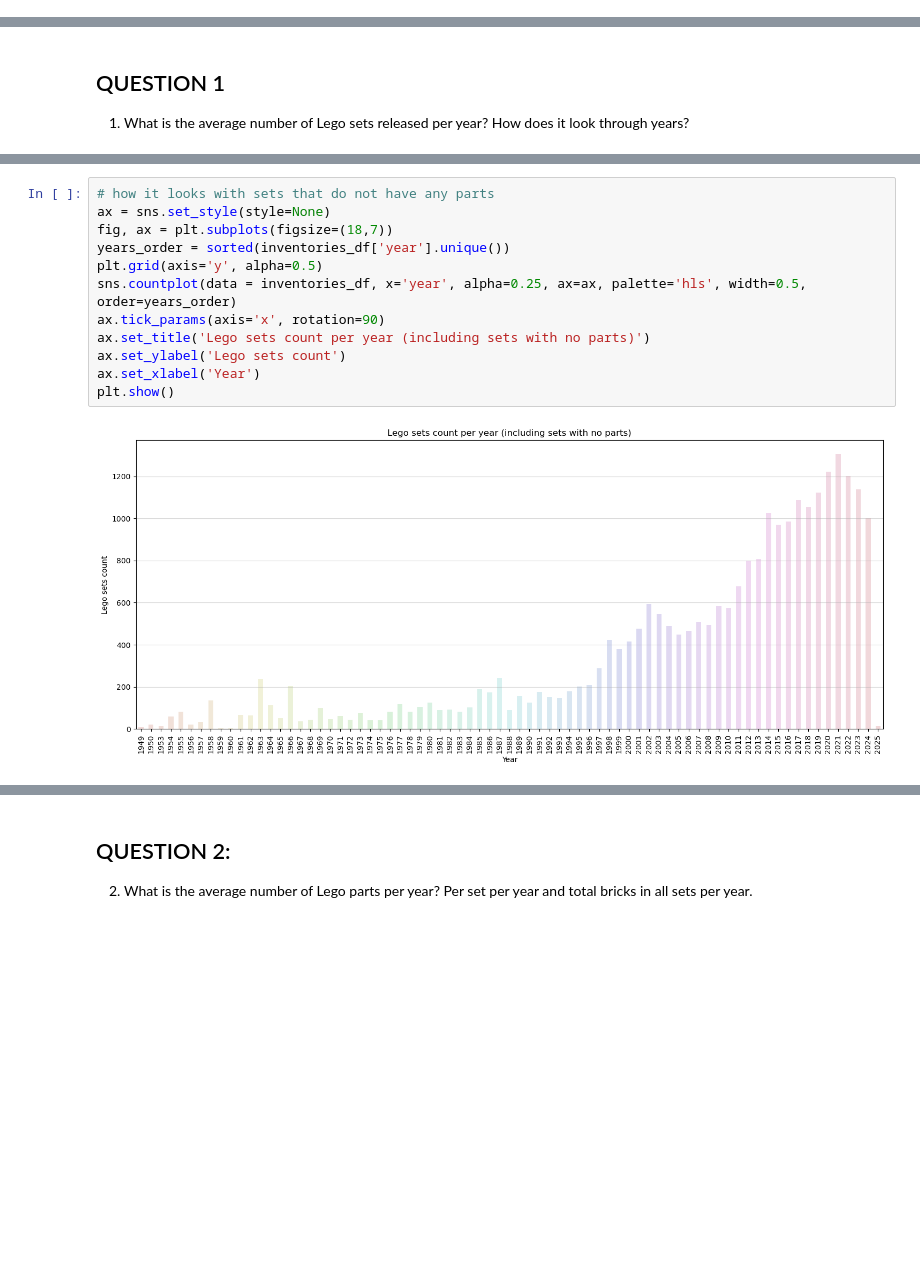
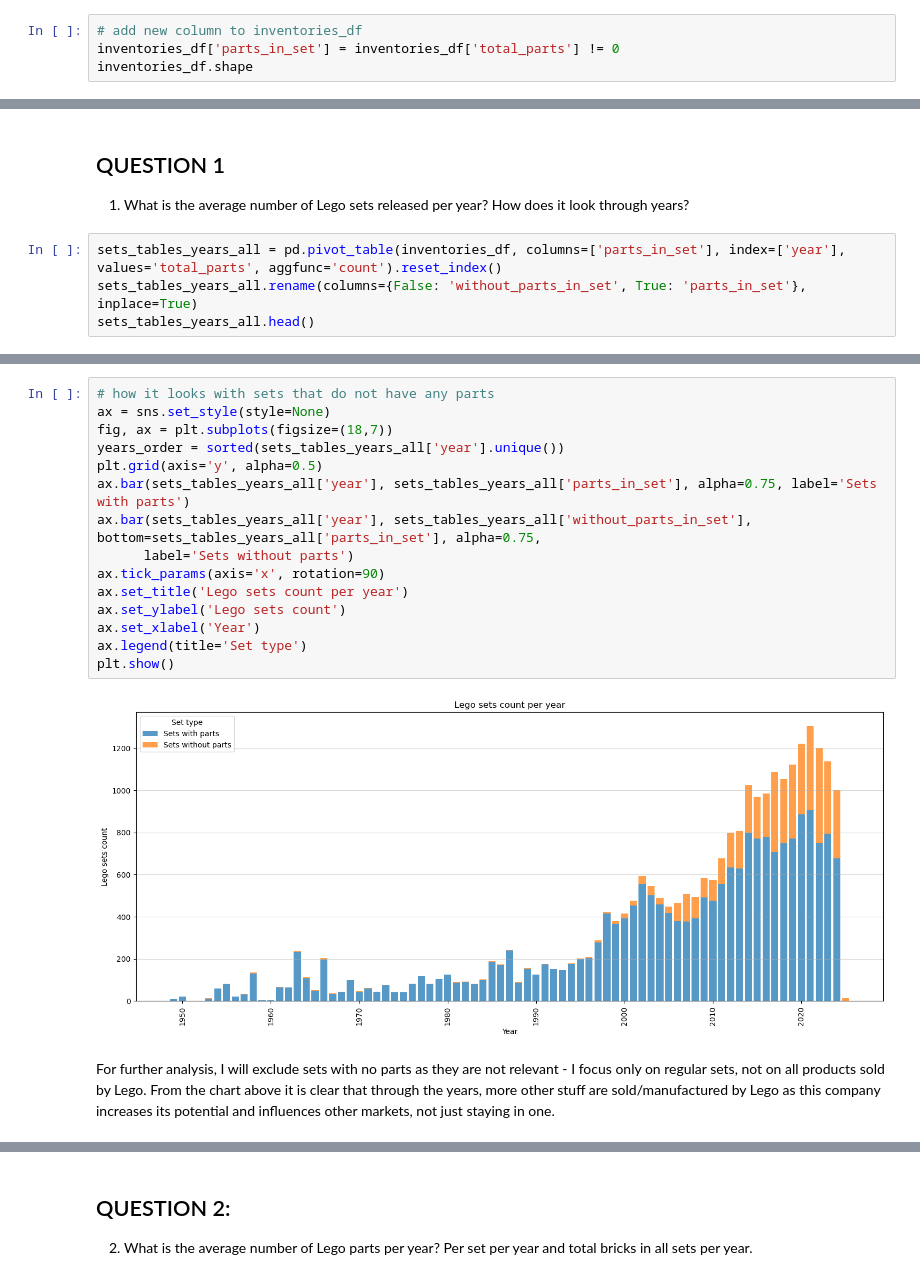
Before and after one commit to katarzynaadamczyk/data_analysis, a Jupyter notebook: lego_bricks/lego_analysis_prepare_dataframes.ipynb, the cells around one changed output, grey strips where cells are left out. Cells and saved outputs as stored; diff of their text form; blank space fills up the shorter version.

```diff
--- a/lego_bricks/lego_analysis_prepare_dataframes.ipynb
+++ b/lego_bricks/lego_analysis_prepare_dataframes.ipynb
@@ -731,3 +731,7 @@ inventories_df.loc[inventories_df['inventory_id'] == 171262]
 # %% [output]
 |  | inventory_id | version | set_num | parts | spares | minifigs_count | minifigs_parts_sum | total_parts | ... |
 | 22389 | 171262 | 1 | 010423-1 | 0 | 0 | 0 | 0 | 492 | ... |
+# %%
+# add new column to inventories_df
+inventories_df['parts_in_set'] = inventories_df['total_parts'] != 0
+inventories_df.shape
@@ -736,3 +742,7 @@ I checked also others and it is correct that some sets do not contain any parts
 # %% [markdown]
 ## QUESTION 1
 1. What is the average number of Lego sets released per year? How does it look through years?
+# %%
+sets_tables_years_all = pd.pivot_table(inventories_df, columns=['parts_in_set'], index=['year'], values='total_parts', aggfunc='count').reset_index()
+sets_tables_years_all.rename(columns={False: 'without_parts_in_set', True: 'parts_in_set'}, inplace=True)
+sets_tables_years_all.head()
@@ -739,14 +756,19 @@ I checked also others and it is correct that some sets do not contain any parts
 # %%
 # how it looks with sets that do not have any parts
 ax = sns.set_style(style=None)
 fig, ax = plt.subplots(figsize=(18,7))
-years_order = sorted(inventories_df['year'].unique())
+years_order = sorted(sets_tables_years_all['year'].unique())
 plt.grid(axis='y', alpha=0.5)
-sns.countplot(data = inventories_df, x='year', alpha=0.25, ax=ax, palette='hls', width=0.5, order=years_order)
+ax.bar(sets_tables_years_all['year'], sets_tables_years_all['parts_in_set'], alpha=0.75, label='Sets with parts')
+ax.bar(sets_tables_years_all['year'], sets_tables_years_all['without_parts_in_set'], bottom=sets_tables_years_all['parts_in_set'], alpha=0.75,
+      label='Sets without parts')
 ax.tick_params(axis='x', rotation=90)
-ax.set_title('Lego sets count per year (including sets with no parts)')
+ax.set_title('Lego sets count per year')
 ax.set_ylabel('Lego sets count')
 ax.set_xlabel('Year')
+ax.legend(title='Set type')
 plt.show()
 # %% [output]
-[figure, old version]
+[figure, new version]
+# %% [markdown]
+For further analysis, I will exclude sets with no parts as they are not relevant - I focus only on regular sets, not on all products sold by Lego. From the chart above it is clear that through the years, more other stuff are sold/manufactured by Lego as this company increases its potential and influences other markets, not just staying in one.
```
Also changed, not shown: parts of 10 cells of this notebook.
